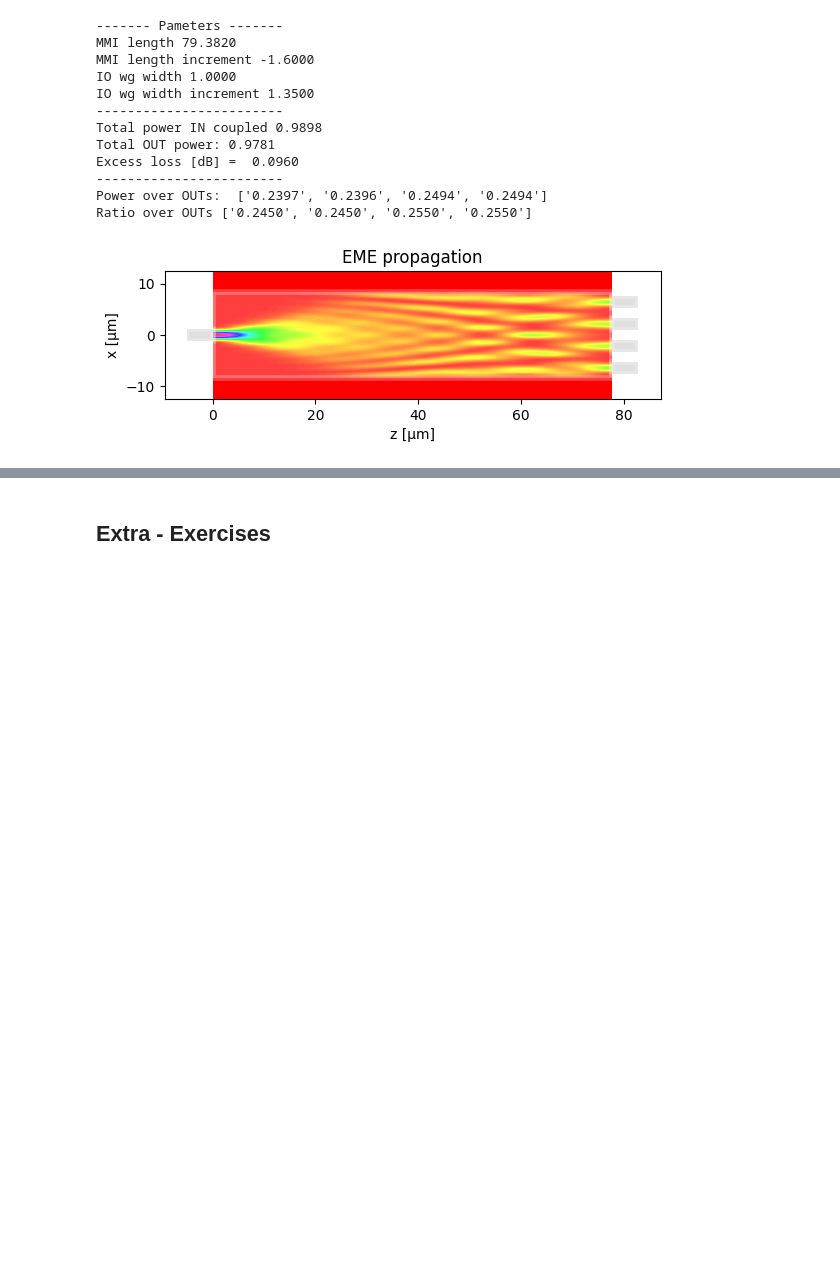
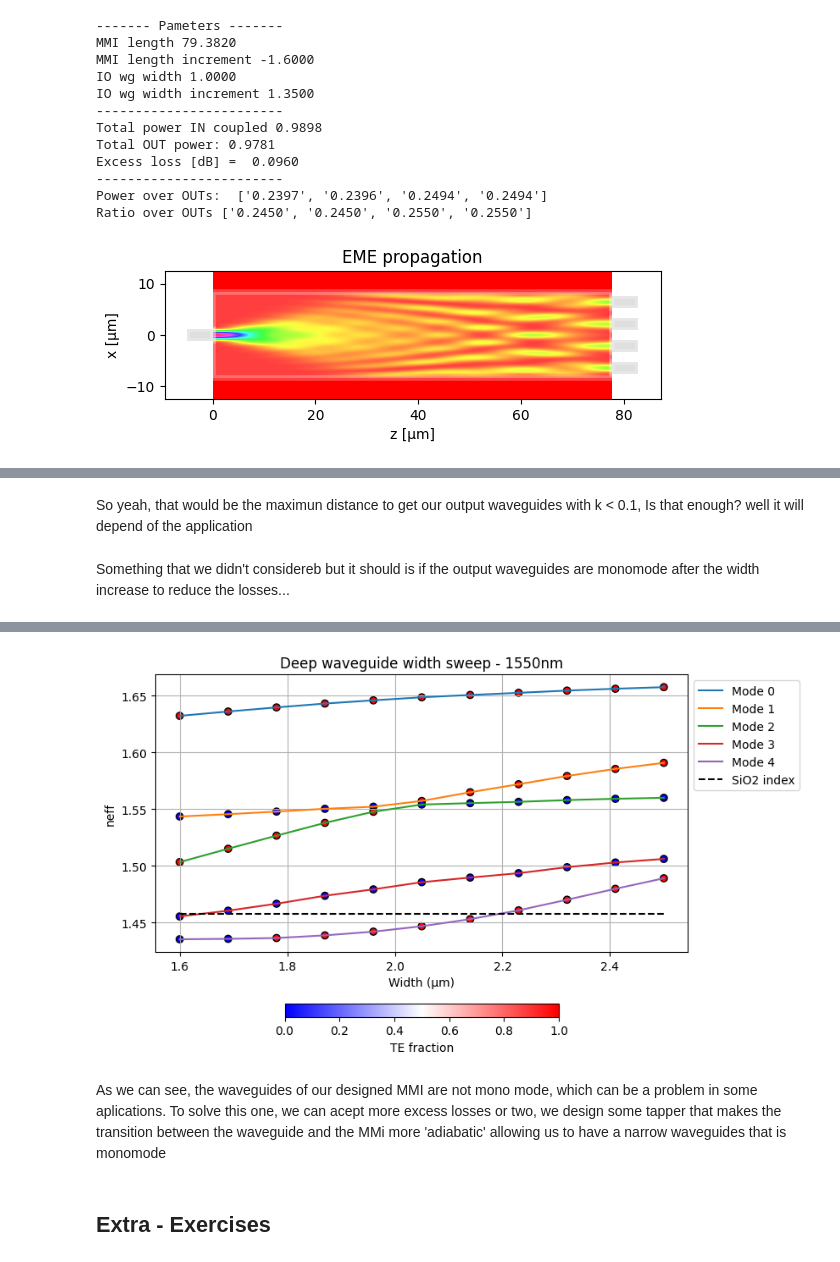
Before and after one commit to DBAEASE/pic-upv-lab2, a Jupyter notebook: COUPLERS_Student.ipynb, the cells around one changed output, grey strips where cells are left out. Saved outputs shown, nothing was run; the diff lists cells and outputs as text; code cells hidden in the pictures; blank space fills up the shorter version.

```diff
--- a/COUPLERS_Student.ipynb
+++ b/COUPLERS_Student.ipynb
@@ -1828,0 +1876,44 @@ Compute safe length for the directional coupler that forms the output waveguides
+# %% [markdown]
+So yeah, that would be the maximun distance to get our output waveguides with k < 0.1, Is that enough? well it will depend of the application
+# %% [markdown]
+Something that we didn't considereb but it should is if the output waveguides are monomode after the width increase to reduce the losses...
+# %%
+wavelength = 1.55 # Student code here
+
+deep_waveguide = gt.modes.Waveguide(
+    wavelength=wavelength,
+    core_width=2.35,
+    core_material='sin',
+    clad_material='sio2',
+    core_thickness=300 * nm,
+    slab_thickness=0 * nm,
+    num_modes=5,
+    cache_path='.cache/',
+    precision='double',
+    max_grid_scaling=1.4,
+    grid_resolution=20,
+)
+
+w = np.linspace(1.6,2.5,11) # Student code here
+
+sweep_neff = gt.modes.sweep_n_eff(deep_waveguide,
+                             core_width=w)
+
+sweep_tefraction = gt.modes.sweep_fraction_te(deep_waveguide,
+                                              core_width=w)
+
+plt.figure(figsize=(10, 5))
+for k in range(sweep_neff.shape[1]):
+    plt.scatter(w, sweep_neff[:,k].real,edgecolors='k',c=sweep_tefraction.sel(mode_index=k),vmin=0, vmax=1,label = '__nolegend__',cmap='bwr')
+    plt.plot(w, sweep_neff[:,k].real,label=f'Mode {k}')
+
+plt.title("Deep waveguide width sweep - 1550nm")
+plt.xlabel("Width (μm)")
+plt.ylabel("neff")
+plt.grid()
+plt.hlines(np.mean(box_index), xmin=np.min(w), xmax=np.max(w), colors='k', linestyles='dashed',label='SiO2 index')
+#plt.hlines(np.mean(nitride_index), xmin=np.min(w), xmax=np.max(w), colors='k', linestyles='dashed',label='SiN index')
+plt.legend(loc='upper left', bbox_to_anchor=(1, 1))
+plt.tight_layout(rect=[0, 0, 0.85, 1])
+plt.colorbar(orientation='horizontal',fraction=0.04).set_label("TE fraction")
+# %% [output]
@@ -1829,3 +1942,6 @@ Compute safe length for the directional coupler that forms the output waveguides
+[figure, added]
+# %% [markdown]
+As we can see, the waveguides of our designed MMI are not mono mode, which can be a problem in some aplications. To solve this one, we can acept more excess losses or two, we design some tapper that makes the transition between the waveguide and the MMi more 'adiabatic' allowing us to have a narrow waveguides that is monomode
 # %% [markdown]
 ## Extra - Exercises
 # %% [markdown]
```
Also changed, not shown: parts of 16 cells of this notebook, 1 other file.
